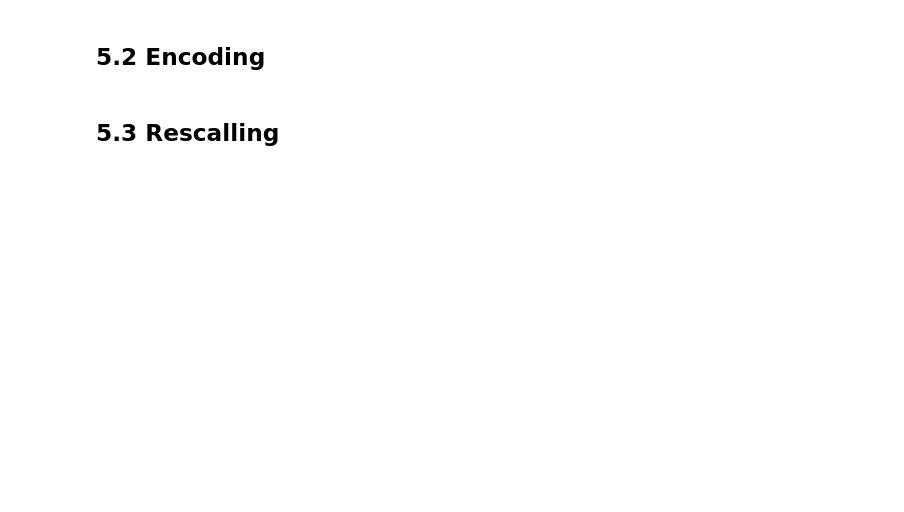
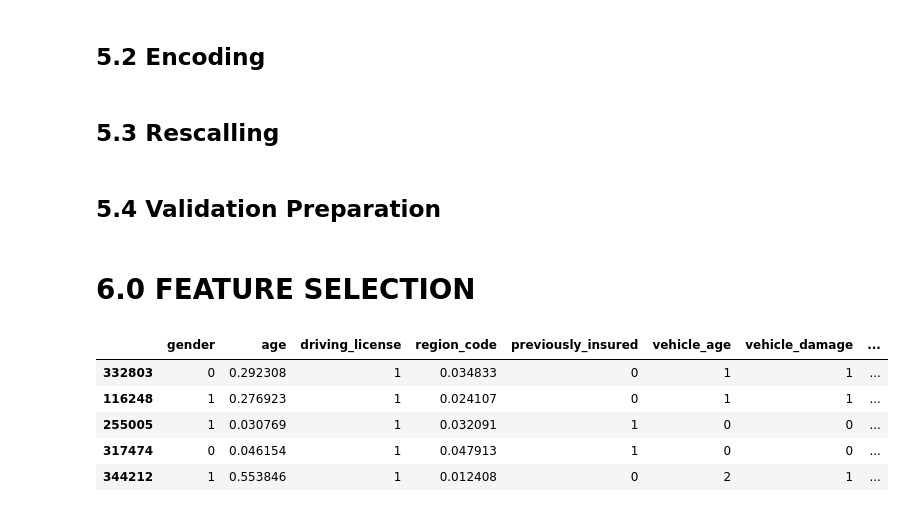
Before and after one commit to EDJR94/pa004_health_insurance, a Jupyter notebook: notebooks/pa004_v1_health_insurance_2.ipynb, the cells around one changed output. Drawn from its saved outputs; the diff is of its cells as text; code cells hidden in the pictures; blank space fills up the shorter version.

Commit message:
Started Feature Selection Boruta

```diff
--- a/notebooks/pa004_v1_health_insurance_2.ipynb
+++ b/notebooks/pa004_v1_health_insurance_2.ipynb
@@ -406,7 +409,24 @@ df5.head()
 # %%
-ss = StandardScaler()
+X = df5.drop('response', axis=1)
+y = df5['response']
+
+X_train, X_test, y_train, y_test = ms.train_test_split(X, y, test_size=0.2, random_state=42)
+
+df5 = pd.concat([X_train, y_train],axis=1)
 # %% [markdown]
 ## 5.2 Encoding
 # %%
 #vehicle_age - Label Encoder
 df5['vehicle_age'] = df5['vehicle_age'].apply(lambda x: 0 if x == 'new' else 1 if x == 'used' else 2)
+
+#gender - Target(mean) Enconding
+#target_encoder_gender = df5.loc[:,['gender','response']].groupby('gender').mean().reset_index()
+#df5['gender'] = df5['gender'].apply(lambda x: target_encoder_gender.iloc[0,1] if x == 0 else target_encoder_gender.iloc[1,1] )
+
+#region_code - Frequency Encoding
+fe_region_code = df5.groupby('region_code').size() / len (df5)
+df5['region_code'] = df5['region_code'].map(fe_region_code)
+
+#policy_sales_channel'
+fe_policy_sales_channel = df5.groupby('policy_sales_channel').size() / len (df5)
+df5['policy_sales_channel'] = df5['policy_sales_channel'].map(fe_policy_sales_channel)
@@ -417,12 +433,3 @@ df5['vehicle_age'] = df5['vehicle_age'].apply(lambda x: 0 if x == 'new' else 1 i
-# %%
-#region_code - Frequency Encoding
-fe_region_code = df5.groupby('region_code').size() / len (df5)
-df5['region_code'] = df5['region_code'].apply(lambda x: fe_region_code[x])
-
-
-#policy_sales_channel'
-fe_policy_sales_channel = df5.groupby('policy_sales_channel').size() / len (df5)
-df5['policy_sales_channel'] = df5['policy_sales_channel'].apply(lambda x: fe_policy_sales_channel[x])
 # %% [markdown]
 ## 5.3 Rescalling
 # %%
@@ -439,0 +447,2 @@ df5['vintage'] = mms.fit_transform(df5['vintage'].values.reshape(-1,1))
+# %% [markdown]
+## 5.4 Validation Preparation
@@ -439,0 +474,13 @@ df5['vintage'] = mms.fit_transform(df5['vintage'].values.reshape(-1,1))
+# %% [markdown]
+# 6.0 FEATURE SELECTION
+# %%
+df6 = df5.copy()
+# %%
+df6.head()
+# %% [output]
+|  | gender | age | driving_license | region_code | previously_insured | vehicle_age | vehicle_damage | ... |
+| 332803 | 0 | 0.292308 | 1 | 0.034833 | 0 | 1 | 1 | ... |
+| 116248 | 1 | 0.276923 | 1 | 0.024107 | 0 | 1 | 1 | ... |
+| 255005 | 1 | 0.030769 | 1 | 0.032091 | 1 | 0 | 0 | ... |
+| 317474 | 0 | 0.046154 | 1 | 0.047913 | 1 | 0 | 0 | ... |
+| 344212 | 1 | 0.553846 | 1 | 0.012408 | 0 | 2 | 1 | ... |
```
Also changed, not shown: parts of 19 cells of this notebook.
